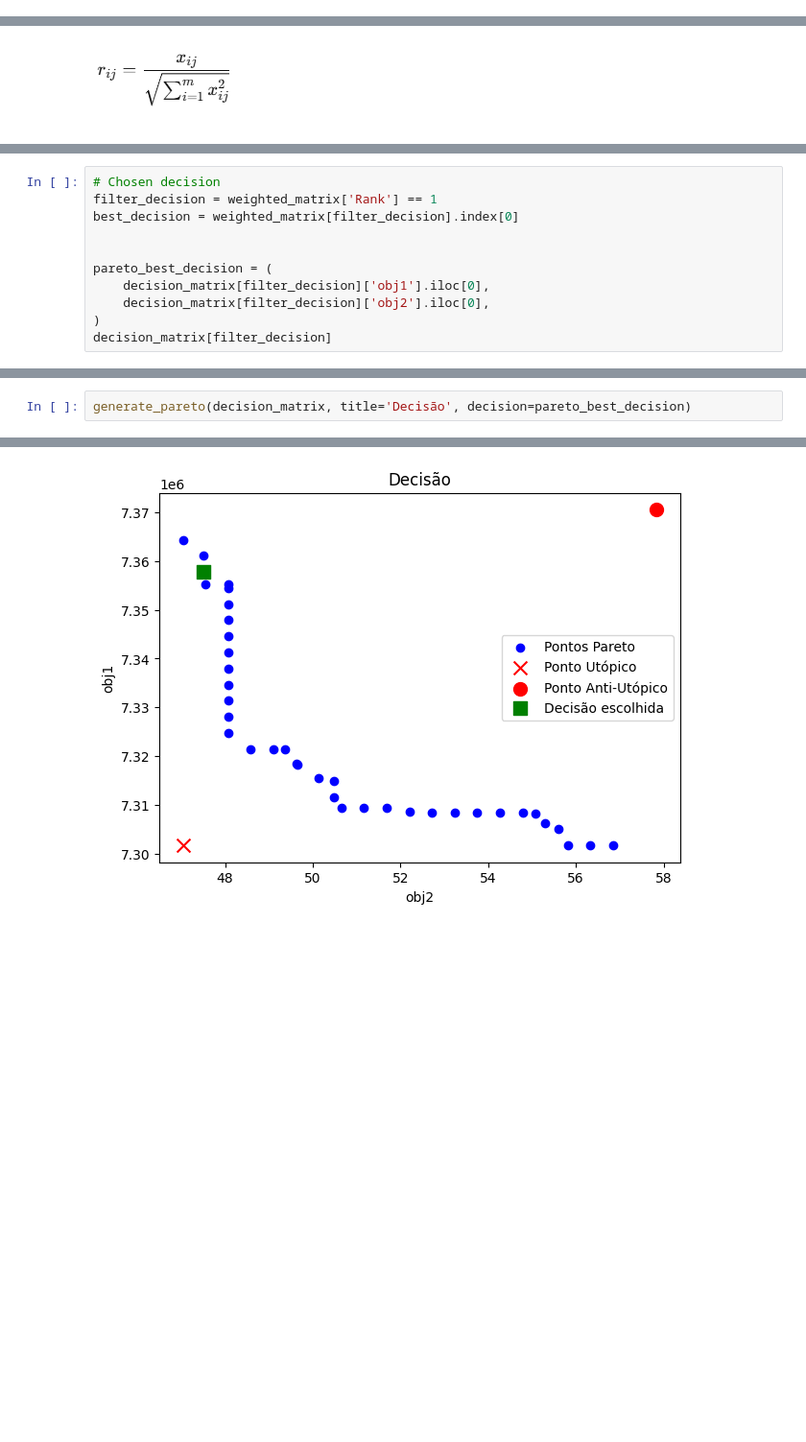
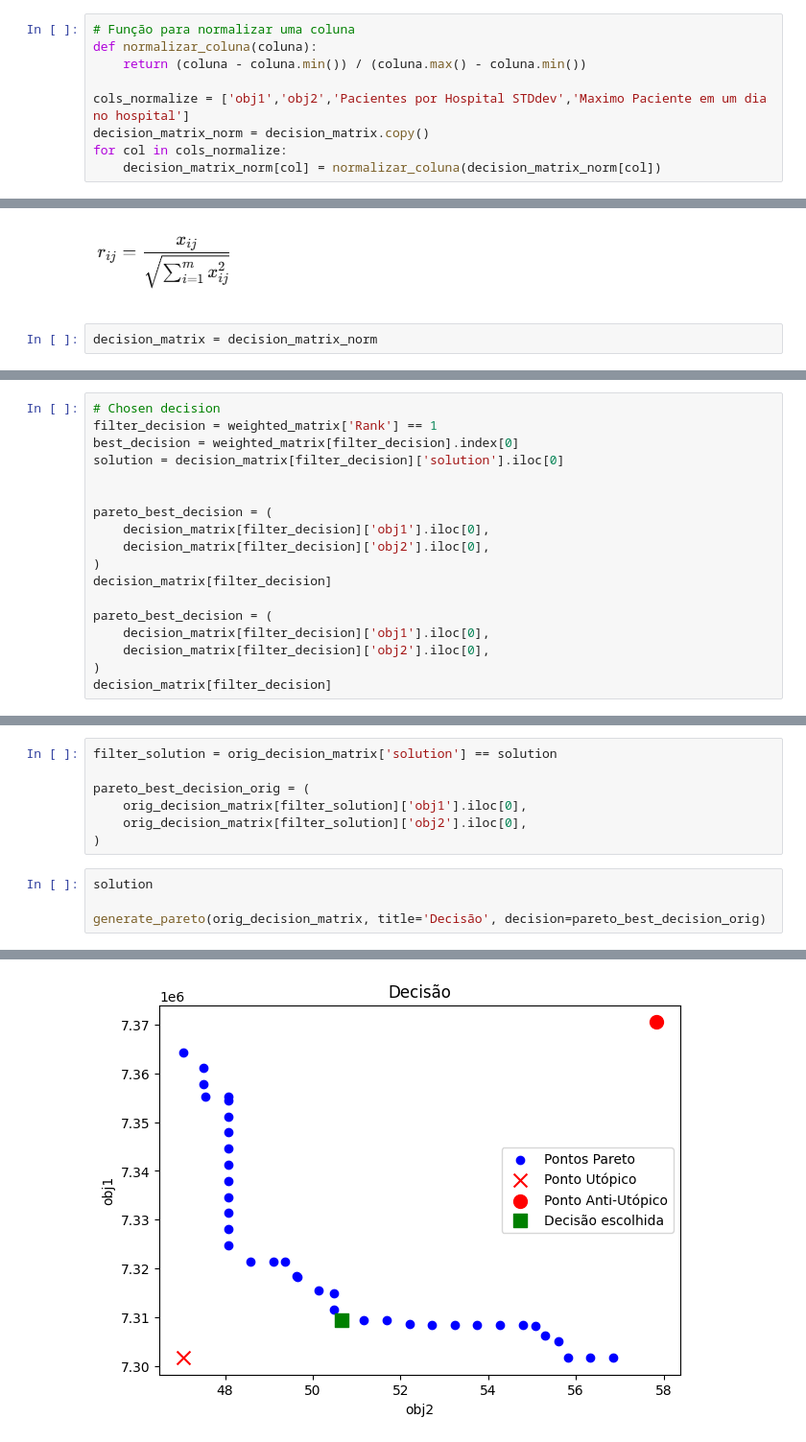
Before and after one commit to thiago-aguilar/pandemic-patient-alocation, a Jupyter notebook: decision_making.ipynb, the cells around one changed output, grey strips where cells are left out. Shown: that part at 96% size. Saved outputs shown, nothing was run; the diff lists cells and outputs as text; blank space fills up the shorter version.

Commit message:
decision making

```diff
--- a/decision_making.ipynb
+++ b/decision_making.ipynb
@@ -104,0 +87,9 @@ decision_matrix
+# %%
+# Função para normalizar uma coluna
+def normalizar_coluna(coluna):
+    return (coluna - coluna.min()) / (coluna.max() - coluna.min())
+
+cols_normalize = ['obj1','obj2','Pacientes por Hospital STDdev','Maximo Paciente em um dia no hospital']
+decision_matrix_norm = decision_matrix.copy()
+for col in cols_normalize:
+    decision_matrix_norm[col] = normalizar_coluna(decision_matrix_norm[col])
@@ -112,6 +123,8 @@ w_pacientes_por_hosp_stddev = 0.1218726127
 w_max_pacientes_day = 0.05688980138
 # %% [markdown]
 ![image.png](attachment:image.png)
+# %%
+decision_matrix = decision_matrix_norm
 # %%
 # Normalize matrix
 obj1_factor = np.sqrt(np.sum([np.power(elem, 2) for elem in decision_matrix['obj1']]))
@@ -232,6 +245,7 @@ weighted_matrix
 # Chosen decision
 filter_decision = weighted_matrix['Rank'] == 1
 best_decision = weighted_matrix[filter_decision].index[0]
+solution = decision_matrix[filter_decision]['solution'].iloc[0]
 
 
 pareto_best_decision = (
@@ -239,5 +253,11 @@ pareto_best_decision = (
     decision_matrix[filter_decision]['obj2'].iloc[0],
 )
 decision_matrix[filter_decision]
+
+pareto_best_decision = (
+    decision_matrix[filter_decision]['obj1'].iloc[0],
+    decision_matrix[filter_decision]['obj2'].iloc[0],
+)
+decision_matrix[filter_decision]
 # %% [output]
 | Fobj | solution | obj1 | obj2 | Pacientes por Hospital STDdev | Maximo Paciente em um dia no hosp... |
@@ -245,6 +265,15 @@ decision_matrix[filter_decision]
+# %%
+filter_solution = orig_decision_matrix['solution'] == solution
+
+pareto_best_decision_orig = (
+    orig_decision_matrix[filter_solution]['obj1'].iloc[0],
+    orig_decision_matrix[filter_solution]['obj2'].iloc[0],
+)
 # %%
-generate_pareto(decision_matrix, title='Decisão', decision=pareto_best_decision)
+solution
+
+generate_pareto(orig_decision_matrix, title='Decisão', decision=pareto_best_decision_orig)
 # %% [output]
 Hipervolume : 599878.9446665522
 Delta_metric: 0.8316820113830178
-[figure, old version]
+[figure, new version]
```
Also changed, not shown: parts of 6 cells of this notebook.
